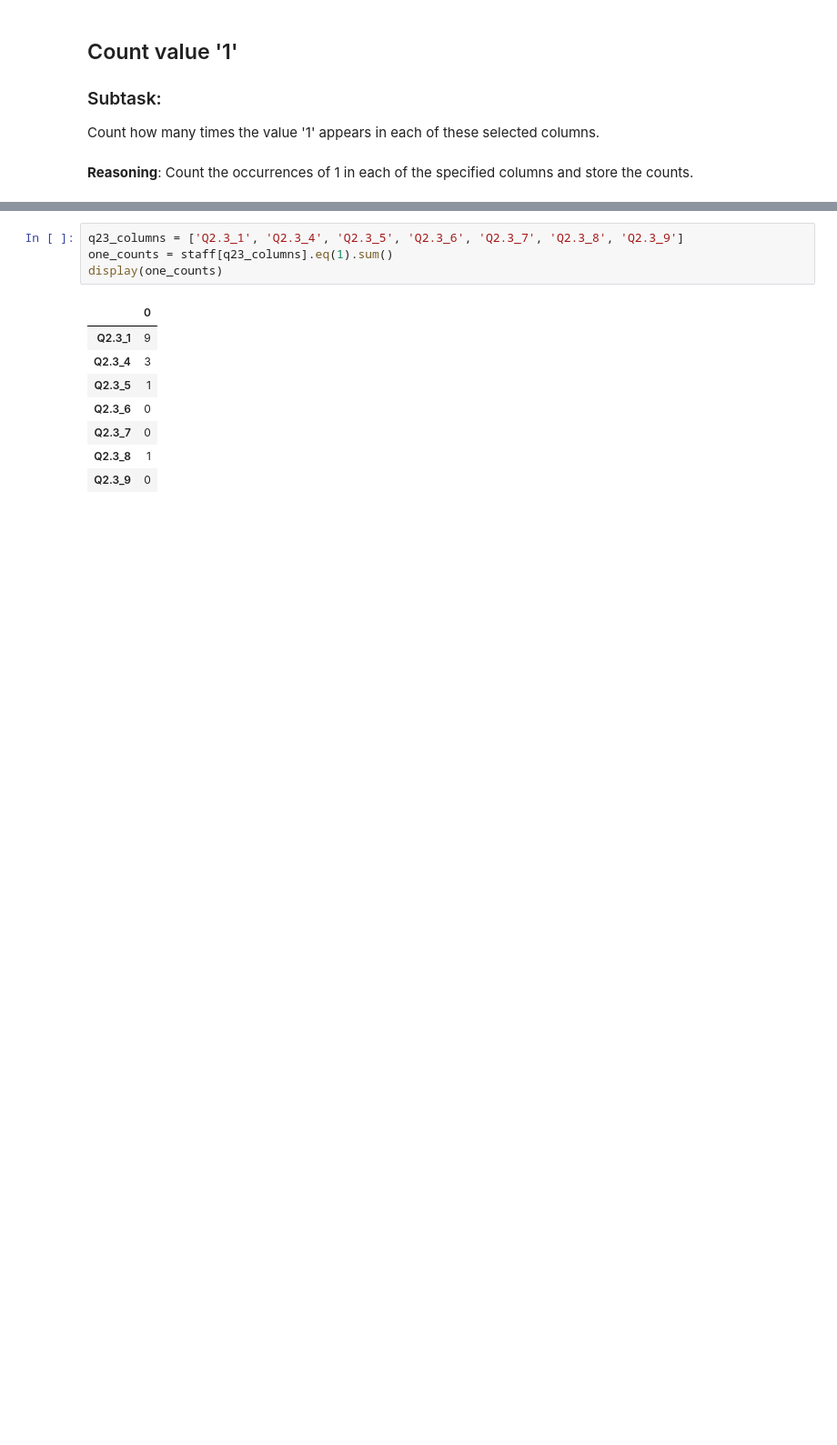
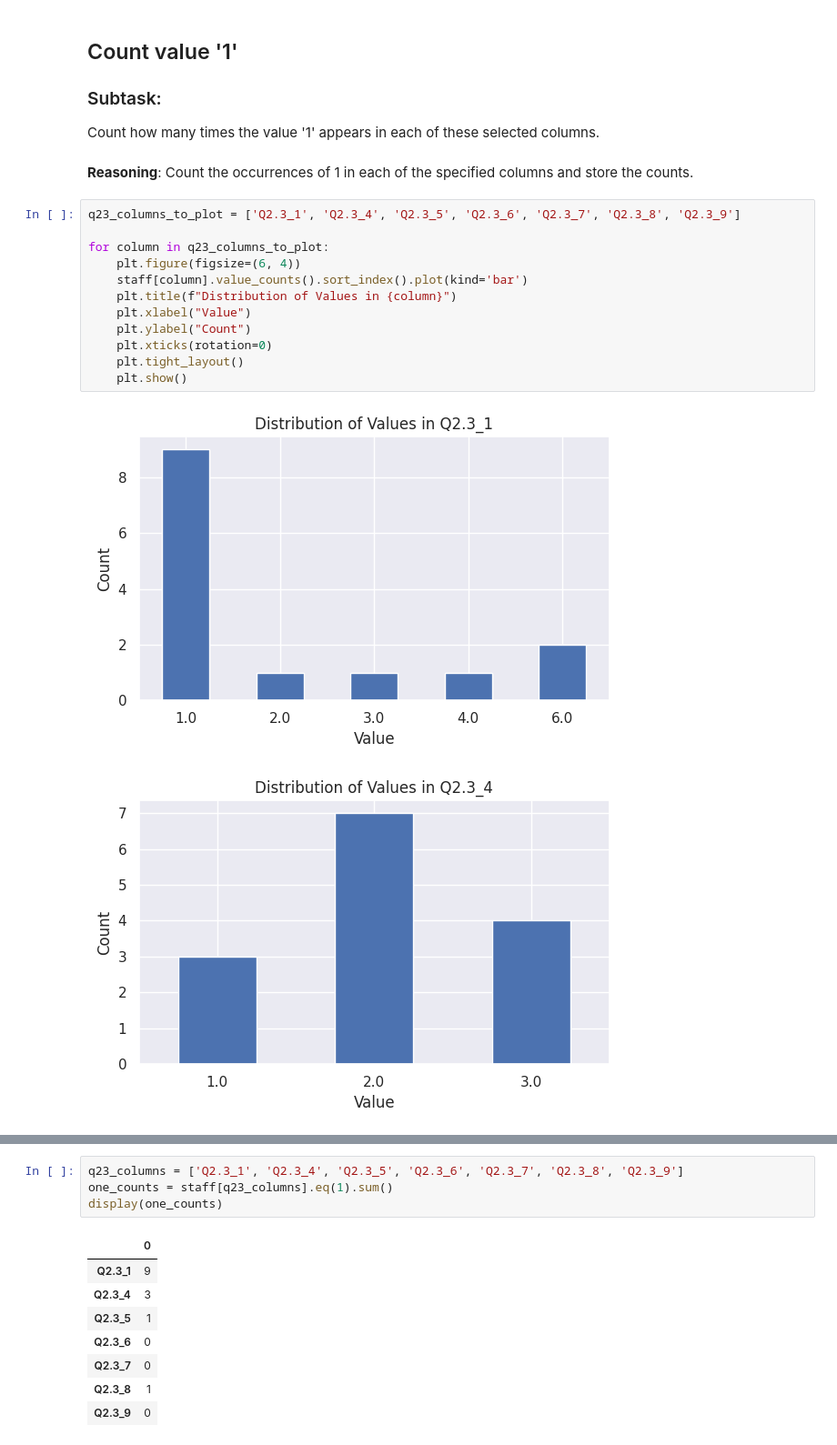
Before and after one commit to pineapple-666/Veritus-Augustin-Hackathon, a Jupyter notebook: notebook/Staff_Data_Descriptive.ipynb, the cells around one changed output, grey strips where cells are left out. Shown at 91% size. Drawn from its saved outputs; the diff is of its cells as text; blank space fills up the shorter version.

```diff
--- a/notebook/Staff_Data_Descriptive.ipynb
+++ b/notebook/Staff_Data_Descriptive.ipynb
@@ -205,3 +213,18 @@ Count how many times the value '1' appears in each of these selected columns.
 # %% [markdown]
 **Reasoning**:
 Count the occurrences of 1 in each of the specified columns and store the counts.
+# %%
+q23_columns_to_plot = ['Q2.3_1', 'Q2.3_4', 'Q2.3_5', 'Q2.3_6', 'Q2.3_7', 'Q2.3_8', 'Q2.3_9']
+
+for column in q23_columns_to_plot:
+    plt.figure(figsize=(6, 4))
+    staff[column].value_counts().sort_index().plot(kind='bar')
+    plt.title(f"Distribution of Values in {column}")
+    plt.xlabel("Value")
+    plt.ylabel("Count")
+    plt.xticks(rotation=0)
+    plt.tight_layout()
+    plt.show()
+# %% [output]
+[figure, added]
+[figure, added]
```
Also changed, not shown: parts of 8 cells of this notebook.
